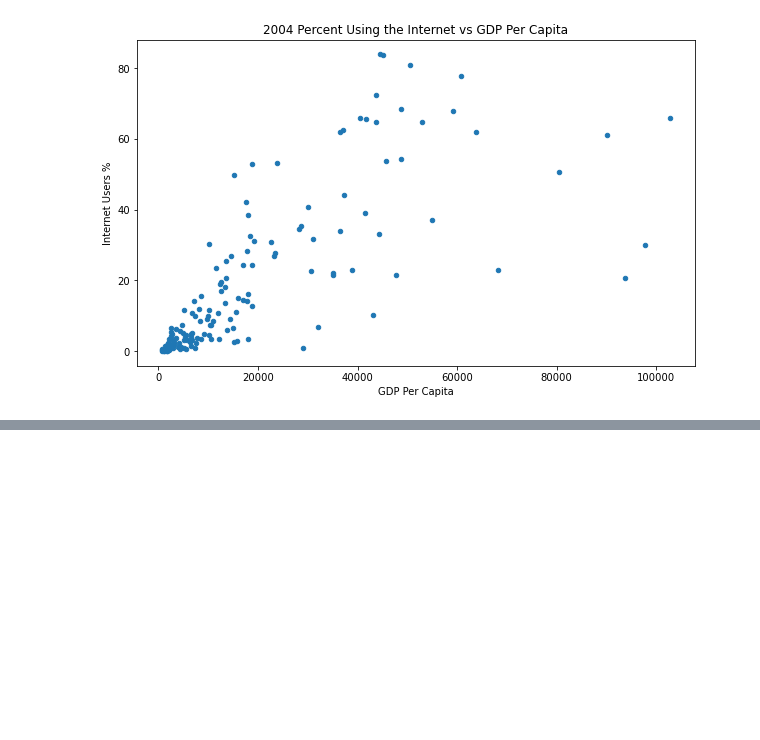
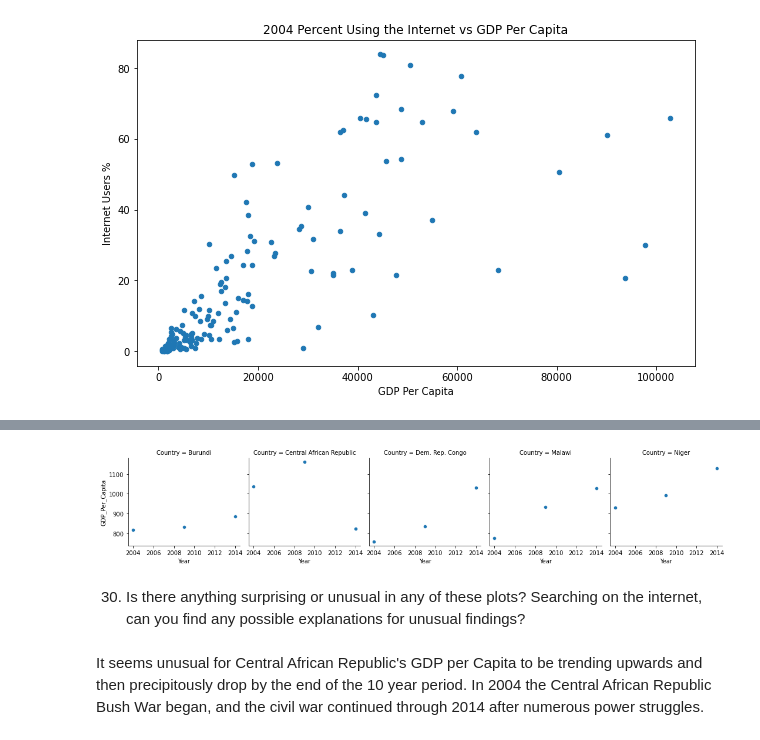
Before and after one commit to latestnight/gdp-and-internet-usage-latestnight, a Jupyter notebook: UN_Data.ipynb, the cells around one changed output, grey strips where cells are left out. Drawn from its saved outputs; the diff is of its cells as text; code cells hidden in the pictures; blank space fills up the shorter version.

```diff
--- a/UN_Data.ipynb
+++ b/UN_Data.ipynb
@@ -577,0 +771,4 @@ gdpinternet2014.sort_values(by = 'Internet_Users_Pct', ascending = False)
+# %%
+gdp_country2 = gdpinternet3years['Country'].isin(['Central African Republic', 'Burundi', 'Malawi', 'Dem. Rep. Congo', 'Niger'])
+# %%
+bottom_5_gdp = gdpinternet3years[gdp_country2]
@@ -577,0 +794,9 @@ gdpinternet2014.sort_values(by = 'Internet_Users_Pct', ascending = False)
+# %%
+bottom5gdp = sns.FacetGrid(bottom_5_gdp, col='Country')
+bottom5gdp.map(sns.scatterplot, 'Year', 'GDP_Per_Capita');
+# %% [output]
+[figure, added]
+# %% [markdown]
+30.	Is there anything surprising or unusual in any of these plots? Searching on the internet, can you find any possible explanations for unusual findings?
+# %% [markdown]
+It seems unusual for Central African Republic's GDP per Capita to be trending upwards and then precipitously drop by the end of the 10 year period. In 2004 the Central African Republic Bush War began, and the civil war continued through 2014 after numerous power struggles.
```
Also changed, not shown: parts of 54 cells of this notebook.
